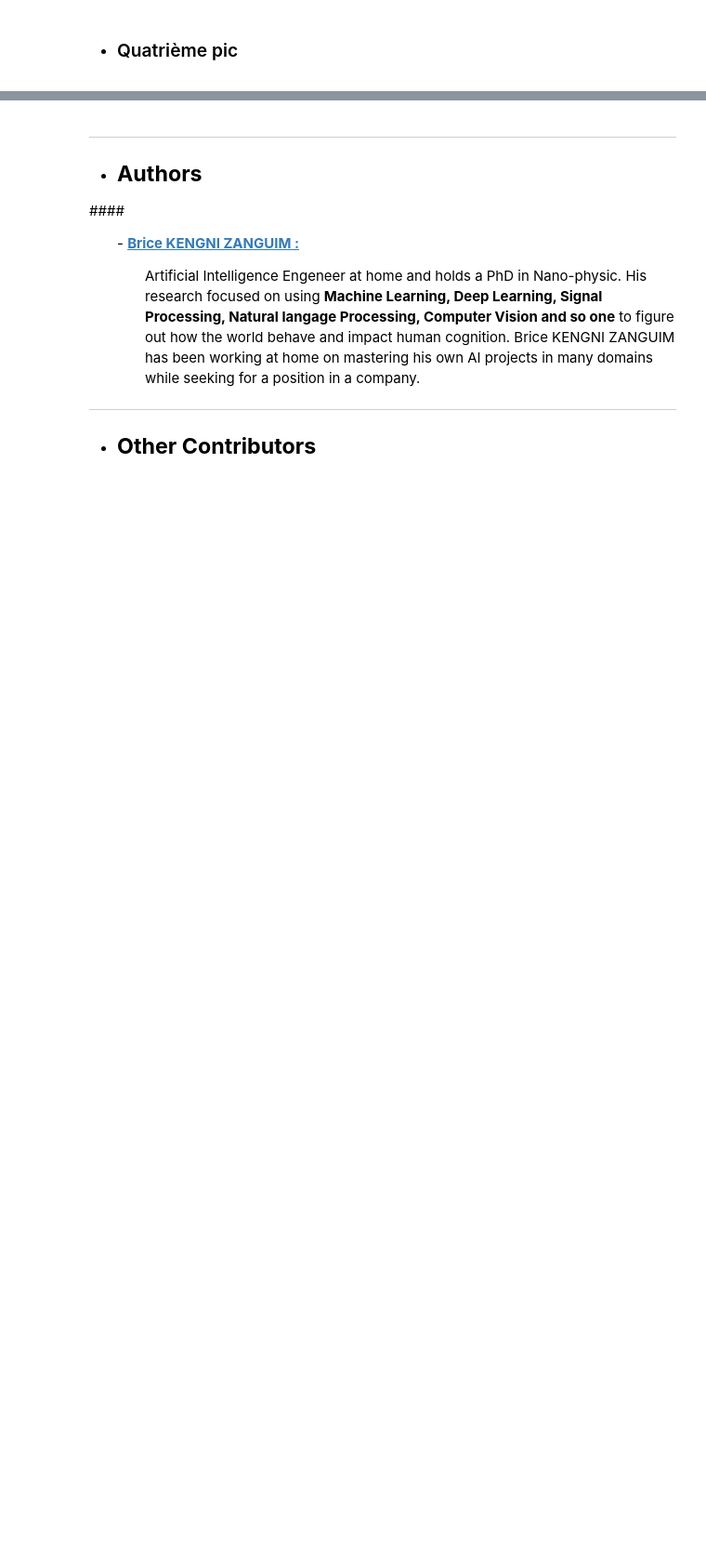
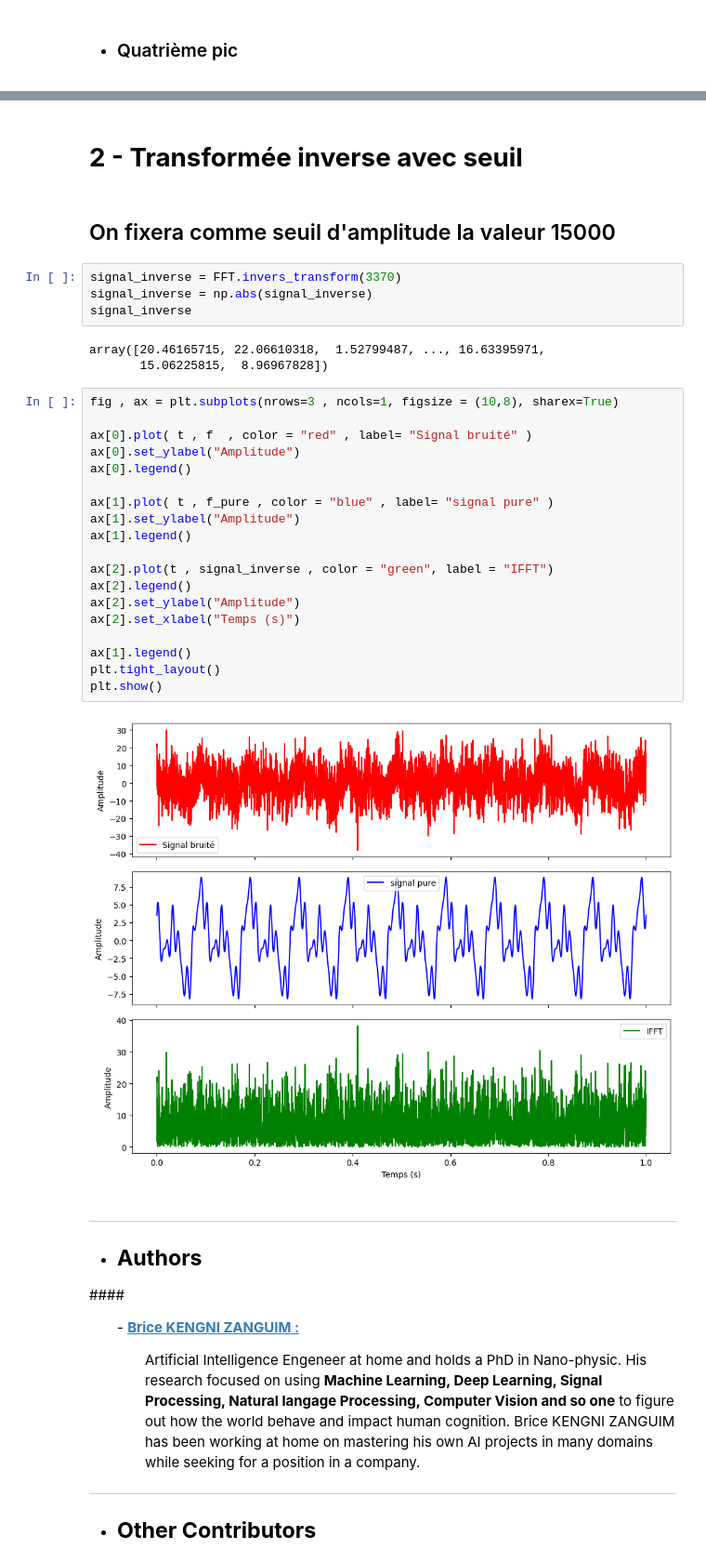
Before and after one commit to Brice-KENGNI-ZANGUIM/Signal_Processing, a Jupyter notebook: 3 - Suppression du bruit dans un signal/Suppression_du_bruit.ipynb, the cells around one changed output, grey strips where cells are left out. Shown: that part at 93% size. Saved outputs shown, nothing was run; the diff lists cells and outputs as text; blank space fills up the shorter version.

```diff
--- a/3 - Suppression du bruit dans un signal/Suppression_du_bruit.ipynb
+++ b/3 - Suppression du bruit dans un signal/Suppression_du_bruit.ipynb
@@ -694,3 +714,35 @@ FFT.pic_spectral(81, 130)
+# %% [markdown]
+<h1>  <strong>  2 -  Transformée inverse avec seuil
+# %% [markdown]
+<h2> On fixera comme seuil d'amplitude la valeur 15000
+# %%
+signal_inverse = FFT.invers_transform(3370)
+signal_inverse = np.abs(signal_inverse)
+signal_inverse
+# %% [output]
+array([20.46165715, 22.06610318,  1.52799487, ..., 16.63395971,
+       15.06225815,  8.96967828])
+# %%
+fig , ax = plt.subplots(nrows=3 , ncols=1, figsize = (10,8), sharex=True)
+
+ax[0].plot( t , f  , color = "red" , label= "Signal bruité" )
+ax[0].set_ylabel("Amplitude")
+ax[0].legend()
+
+ax[1].plot( t , f_pure , color = "blue" , label= "signal pure" )
+ax[1].set_ylabel("Amplitude")
+ax[1].legend()
+
+ax[2].plot(t , signal_inverse , color = "green", label = "IFFT")
+ax[2].legend()
+ax[2].set_ylabel("Amplitude")
+ax[2].set_xlabel("Temps (s)")
+
+ax[1].legend()
+plt.tight_layout()
+plt.show()
+# %% [output]
+[figure, added]
 # %% [markdown]
 ---
 
```
Also changed, not shown: parts of 13 cells of this notebook.
